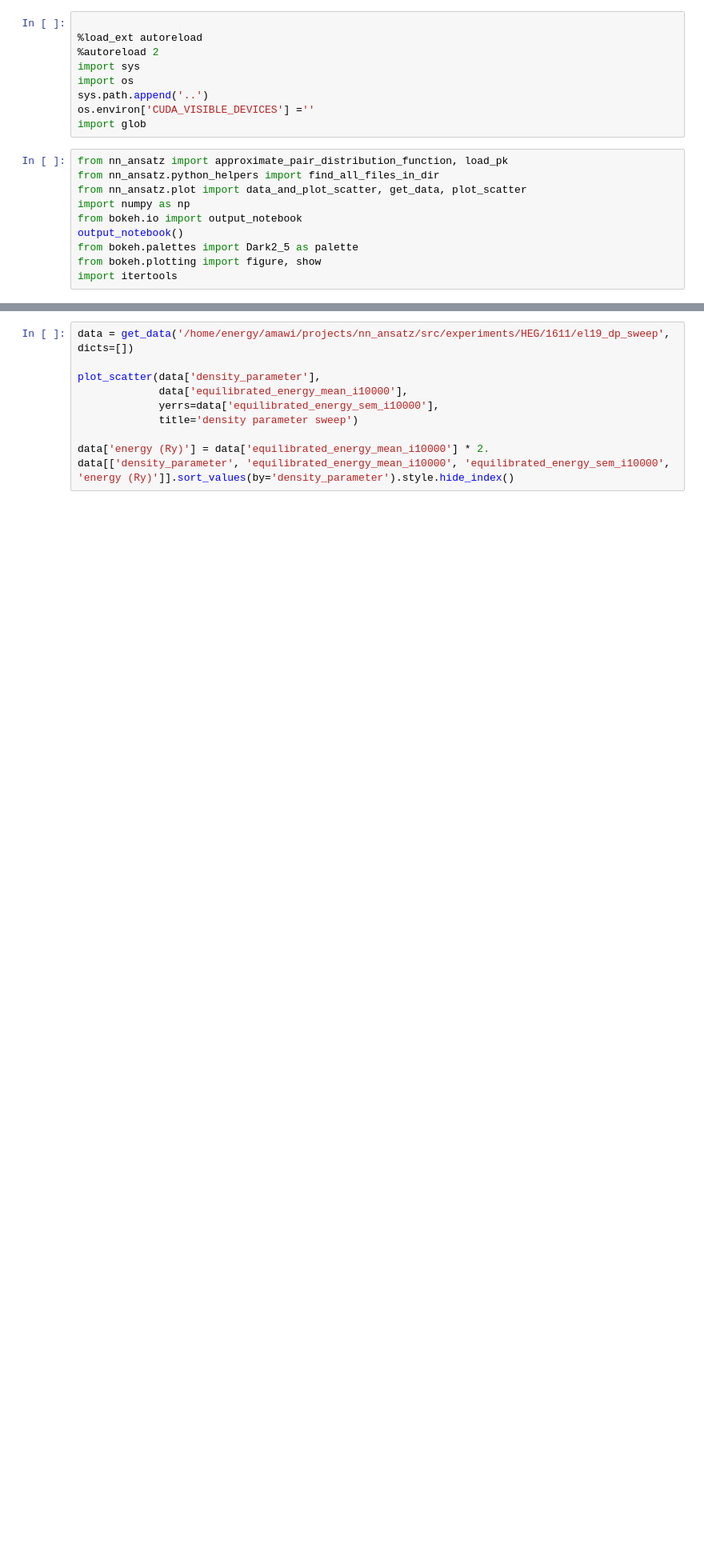
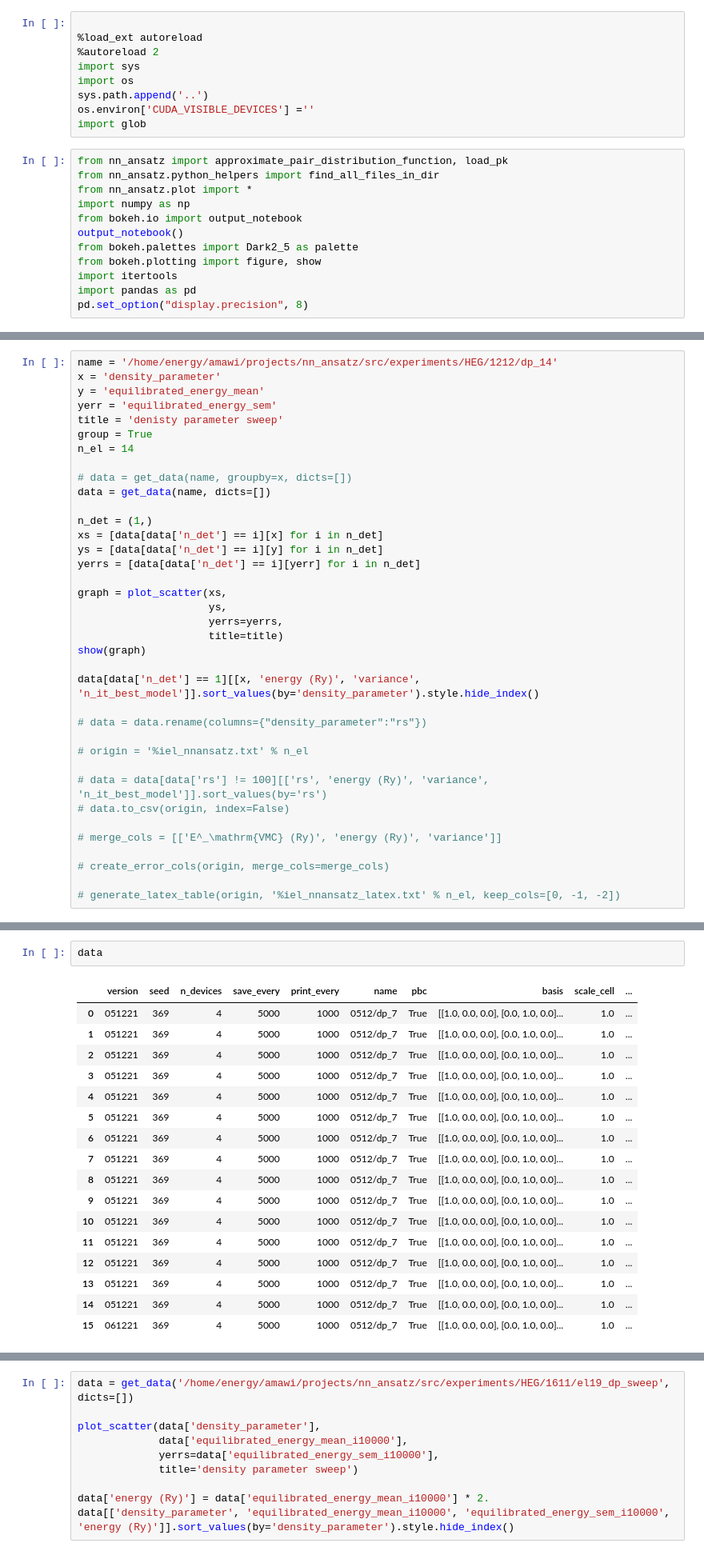
Before and after one commit to xmax1/nn_ansatz, a Jupyter notebook: src/exp/plotting.ipynb, the cells around one changed output, grey strips where cells are left out. Shown at 80% size. Drawn from its saved outputs; the diff is of its cells as text; blank space fills up the shorter version.

```diff
--- a/src/exp/plotting.ipynb
+++ b/src/exp/plotting.ipynb
@@ -10,11 +10,13 @@ import glob
 # %%
 from nn_ansatz import approximate_pair_distribution_function, load_pk
 from nn_ansatz.python_helpers import find_all_files_in_dir
-from nn_ansatz.plot import data_and_plot_scatter, get_data, plot_scatter
+from nn_ansatz.plot import *
 import numpy as np
 from bokeh.io import output_notebook
 output_notebook()
 from bokeh.palettes import Dark2_5 as palette
 from bokeh.plotting import figure, show
 import itertools
+import pandas as pd
+pd.set_option("display.precision", 8)
 # %% [output]
@@ -48,0 +89,37 @@ max it: 100000
+# %%
+name = '/home/energy/amawi/projects/nn_ansatz/src/experiments/HEG/1212/dp_14'
+x = 'density_parameter'
+y = 'equilibrated_energy_mean'
+yerr = 'equilibrated_energy_sem'
+title = 'denisty parameter sweep'
+group = True
+n_el = 14
+
+# data = get_data(name, groupby=x, dicts=[])
+data = get_data(name, dicts=[])
+
+n_det = (1,)
+xs = [data[data['n_det'] == i][x] for i in n_det]
+ys = [data[data['n_det'] == i][y] for i in n_det]
+yerrs = [data[data['n_det'] == i][yerr] for i in n_det]
+
+graph = plot_scatter(xs,
+                     ys,
+                     yerrs=yerrs,
+                     title=title)
+show(graph)
+
+data[data['n_det'] == 1][[x, 'energy (Ry)', 'variance', 'n_it_best_model']].sort_values(by='density_parameter').style.hide_index()
+
+# data = data.rename(columns={"density_parameter":"rs"})
+
+# origin = '%iel_nnansatz.txt' % n_el
+
+# data = data[data['rs'] != 100][['rs', 'energy (Ry)', 'variance', 'n_it_best_model']].sort_values(by='rs')
+# data.to_csv(origin, index=False)
+
+# merge_cols = [['E^_\mathrm{VMC} (Ry)', 'energy (Ry)', 'variance']]
+
+# create_error_cols(origin, merge_cols=merge_cols)
+
+# generate_latex_table(origin, '%iel_nnansatz_latex.txt' % n_el, keep_cols=[0, -1, -2])
@@ -48,0 +139,20 @@ max it: 100000
+# %%
+data
+# %% [output]
+|  | version | seed | n_devices | save_every | print_every | name | pbc | basis | scale_cell | ... |
+| 0 | 051221 | 369 | 4 | 5000 | 1000 | 0512/dp_7 | True | [[1.0, 0.0, 0.0], [0.0, 1.0, 0.0]... | 1.0 | ... |
+| 1 | 051221 | 369 | 4 | 5000 | 1000 | 0512/dp_7 | True | [[1.0, 0.0, 0.0], [0.0, 1.0, 0.0]... | 1.0 | ... |
+| 2 | 051221 | 369 | 4 | 5000 | 1000 | 0512/dp_7 | True | [[1.0, 0.0, 0.0], [0.0, 1.0, 0.0]... | 1.0 | ... |
+| 3 | 051221 | 369 | 4 | 5000 | 1000 | 0512/dp_7 | True | [[1.0, 0.0, 0.0], [0.0, 1.0, 0.0]... | 1.0 | ... |
+| 4 | 051221 | 369 | 4 | 5000 | 1000 | 0512/dp_7 | True | [[1.0, 0.0, 0.0], [0.0, 1.0, 0.0]... | 1.0 | ... |
+| 5 | 051221 | 369 | 4 | 5000 | 1000 | 0512/dp_7 | True | [[1.0, 0.0, 0.0], [0.0, 1.0, 0.0]... | 1.0 | ... |
+| 6 | 051221 | 369 | 4 | 5000 | 1000 | 0512/dp_7 | True | [[1.0, 0.0, 0.0], [0.0, 1.0, 0.0]... | 1.0 | ... |
+| 7 | 051221 | 369 | 4 | 5000 | 1000 | 0512/dp_7 | True | [[1.0, 0.0, 0.0], [0.0, 1.0, 0.0]... | 1.0 | ... |
+| 8 | 051221 | 369 | 4 | 5000 | 1000 | 0512/dp_7 | True | [[1.0, 0.0, 0.0], [0.0, 1.0, 0.0]... | 1.0 | ... |
+| 9 | 051221 | 369 | 4 | 5000 | 1000 | 0512/dp_7 | True | [[1.0, 0.0, 0.0], [0.0, 1.0, 0.0]... | 1.0 | ... |
+| 10 | 051221 | 369 | 4 | 5000 | 1000 | 0512/dp_7 | True | [[1.0, 0.0, 0.0], [0.0, 1.0, 0.0]... | 1.0 | ... |
+| 11 | 051221 | 369 | 4 | 5000 | 1000 | 0512/dp_7 | True | [[1.0, 0.0, 0.0], [0.0, 1.0, 0.0]... | 1.0 | ... |
+| 12 | 051221 | 369 | 4 | 5000 | 1000 | 0512/dp_7 | True | [[1.0, 0.0, 0.0], [0.0, 1.0, 0.0]... | 1.0 | ... |
+| 13 | 051221 | 369 | 4 | 5000 | 1000 | 0512/dp_7 | True | [[1.0, 0.0, 0.0], [0.0, 1.0, 0.0]... | 1.0 | ... |
+| 14 | 051221 | 369 | 4 | 5000 | 1000 | 0512/dp_7 | True | [[1.0, 0.0, 0.0], [0.0, 1.0, 0.0]... | 1.0 | ... |
+| 15 | 061221 | 369 | 4 | 5000 | 1000 | 0512/dp_7 | True | [[1.0, 0.0, 0.0], [0.0, 1.0, 0.0]... | 1.0 | ... |
```
Also changed, not shown: parts of 14 cells of this notebook, 25 other files.
